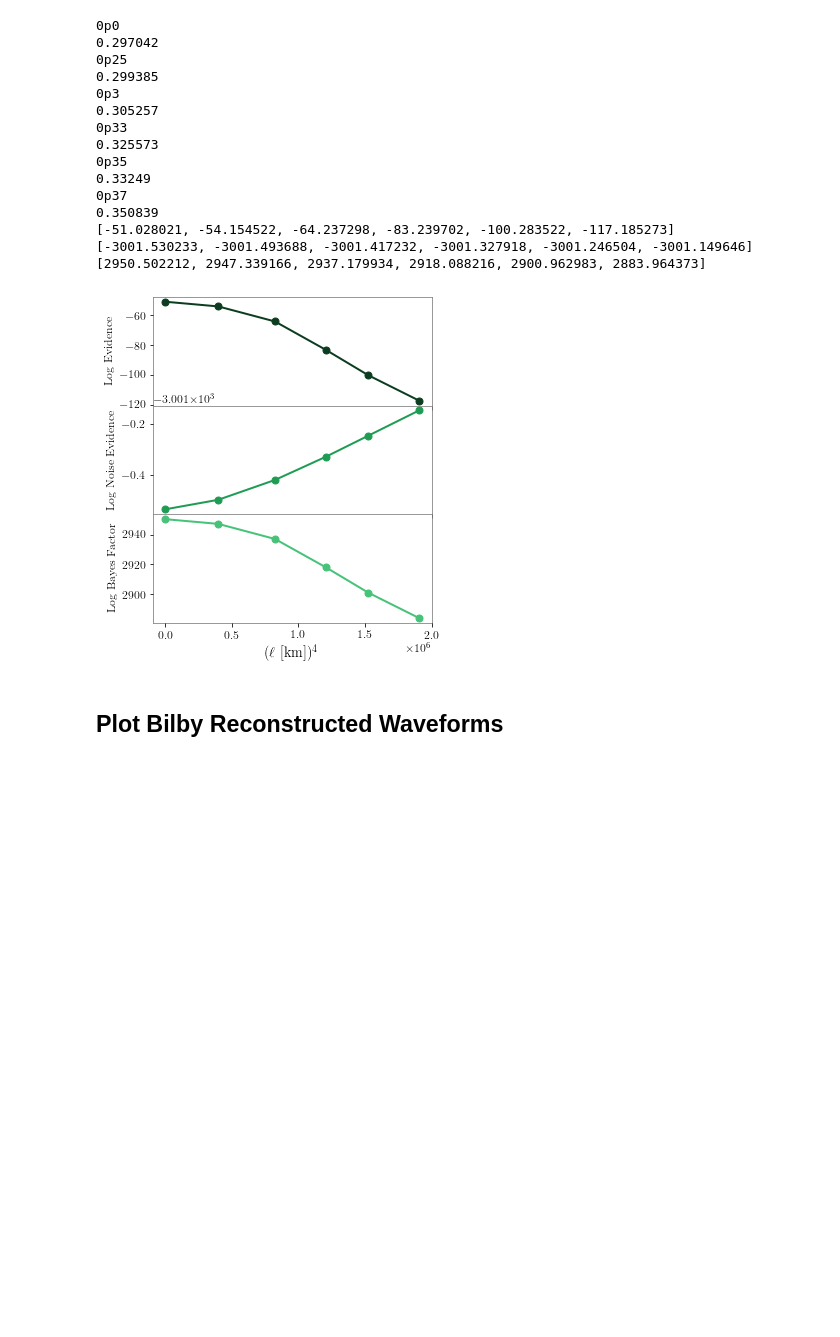
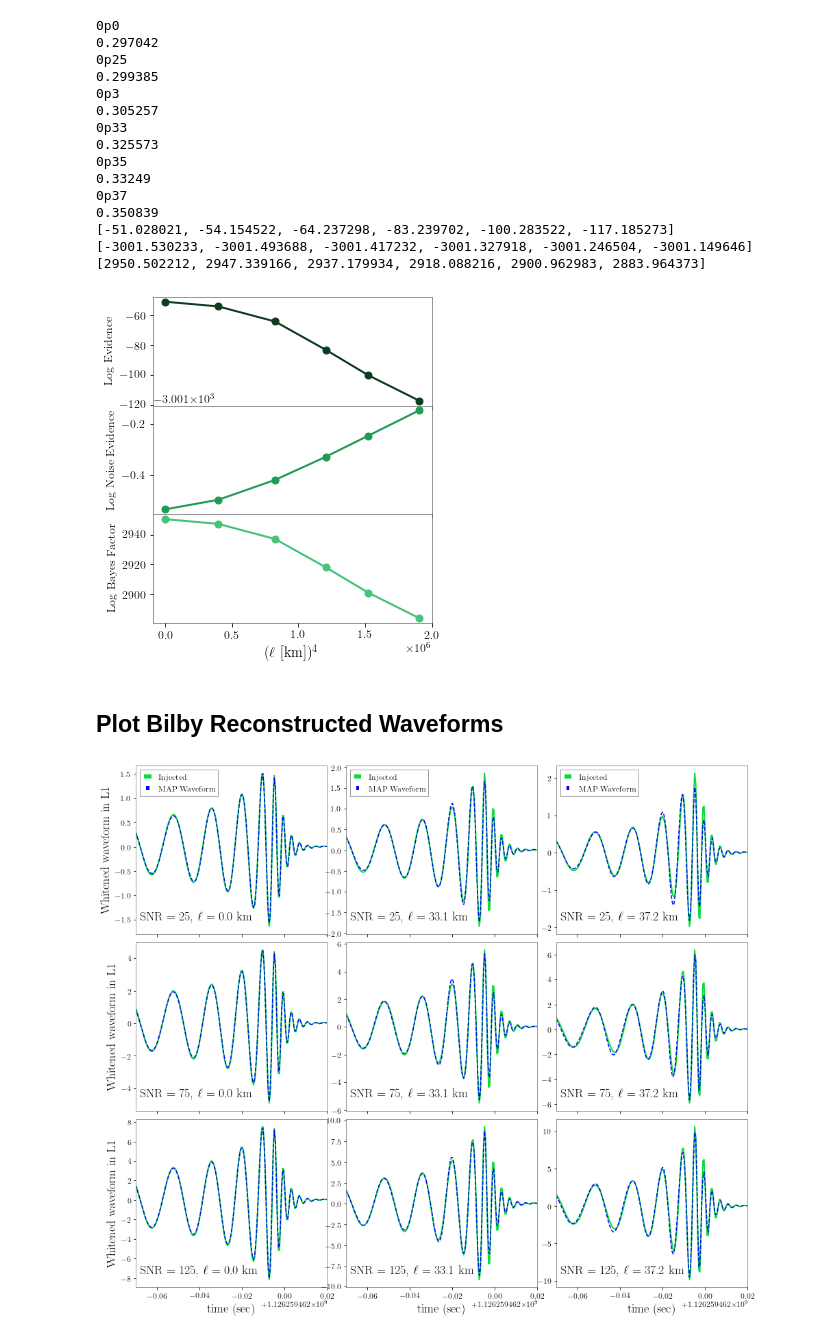
Before and after one commit to mariaokounkova/BeyondGRAnalysis, a Jupyter notebook: BilbyAnalysis.ipynb, the cells around one changed output. Drawn from its saved outputs; the diff is of its cells as text; code cells hidden in the pictures; blank space fills up the shorter version.

Commit message:
BilbyAnalysis: Plot bilby waveform reconstructions

```diff
--- a/BilbyAnalysis.ipynb
+++ b/BilbyAnalysis.ipynb
@@ -24,6 +24,9 @@ import os.path
 # Plot parameters
 matplotlib.rcParams['mathtext.fontset'] = 'stix'
 matplotlib.rcParams['font.family'] = 'STIXGeneral'
+
+t_gps = 1126259462.0
+t_start = t_gps - 2.0
 # %% [markdown]
 ### Functions for injection values, Bayes factors, evidences, etc
 # %%
@@ -425,3 +428,86 @@ PlotBayesEll()
 [figure]
 # %% [markdown]
 ## Plot Bilby Reconstructed Waveforms
+# %%
+def GetBilbyReconstruction(p, det = 'L1'):
+
+    base_dir = '/home/maria.okounkova/BeyondGRAnalysis/BilbyPE/'
+    bi_p = base_dir + p + '/LI_reconstruct/'
+    bw_p = base_dir + p + '/BayesWave/Run/trigtime_1126259462.000000000_0.0_0.0_0/'
+
+    h_bw_inj = np.loadtxt(bw_p + 'post/whitened_data_' + det + '.dat')
+    t_bw_inj = np.array([1.0/2048 * t for t in range(len(h_bw_inj))])
+    t_bw_inj = t_bw_inj + t_start
+
+    t_bi, map_bi = \
+        np.loadtxt(bi_p + det + '_summary_waveforms_samples.dat', \
+        comments="#",usecols=([0,2]),unpack=True)
+
+    return t_bw_inj, h_bw_inj, t_bi, map_bi
+
+def PlotBilbyRec(p, ax, color, det = 'L1', label = "", legend = False):
+
+    t_bw_inj, h_bw_inj, t_bi, map_bi = GetBilbyReconstruction(p, det = det)
+
+    ax.plot(t_bw_inj, h_bw_inj, '-', lw = 2.0, alpha = 1.0, color=color, label = 'Injected')
+    ax.plot(t_bi, map_bi, '--', lw = 1.5, alpha = 1.0, color='blue', label = 'MAP Waveform')
+
+    ## Label ell and SNR
+    ax.text(0.02, 0.1, label, horizontalalignment='left',
+     verticalalignment='center', transform=ax.transAxes, fontsize=18)
+
+    ax.tick_params(axis='x', which='both', bottom=True, top=False)
+    ax.set_xlim(t_gps - 0.07, t_gps + 0.02)
+    ax.grid(False)
+
+    if legend:
+        # add legend to plot
+        ax.legend(frameon=True, fontsize=12, loc='upper left')
+
+
+def PlotBilbyReconstruction():
+
+    det = "L1"
+
+    fig, axarr = plt.subplots(3,3, figsize=(16, 14), sharex=True, sharey=False)
+
+    mass = 68.0 ## Injected mass
+
+    ell = "0p0"
+    color = '#09db3a'
+    PlotBilbyRec("PHENOM_dCS_" + ell + "_25", axarr[0][0], color, det = det, \
+                   label = r'SNR = 25, $\ell$ = %.1f km' % EllinKm(ell, mass), legend = True)
+    PlotBilbyRec("PHENOM_dCS_" + ell + "_75", axarr[1][0], color, det = det, \
+                   label = r'SNR = 75, $\ell$ = %.1f km' % EllinKm(ell, mass))
+    PlotBilbyRec("PHENOM_dCS_" + ell + "_125", axarr[2][0], color, det = det, \
+                   label = r'SNR = 125, $\ell$ = %.1f km' % EllinKm(ell, mass))
+
+    ell = "0p33"
+    PlotBilbyRec("PHENOM_dCS_" + ell + "_25", axarr[0][1], color, det = det, \
+                    label = r'SNR = 25, $\ell$ = %.1f km' % EllinKm(ell, mass), legend = True)
+    PlotBilbyRec("PHENOM_dCS_" + ell + "_75", axarr[1][1], color, det = det, \
+                   label = r'SNR = 75, $\ell$ = %.1f km' % EllinKm(ell, mass))
+    PlotBilbyRec("PHENOM_dCS_" + ell + "_125", axarr[2][1], color, det = det, \
+                   label = r'SNR = 125, $\ell$ = %.1f km' % EllinKm(ell, mass))
+
+    ell = "0p37"
+    PlotBilbyRec("PHENOM_dCS_" + ell + "_25", axarr[0][2], color, det = det, \
+                    label = r'SNR = 25, $\ell$ = %.1f km' % EllinKm(ell, mass), legend = True)
+    PlotBilbyRec("PHENOM_dCS_" + ell + "_75", axarr[1][2], color, det = det, \
+                   label = r'SNR = 75, $\ell$ = %.1f km' % EllinKm(ell, mass))
+    PlotBilbyRec("PHENOM_dCS_" + ell + "_125", axarr[2][2], color, det = det, \
+                   label = r'SNR = 125, $\ell$ = %.1f km' % EllinKm(ell, mass))
+
+    for i in range(3):
+        axarr[-1][i].set_xlabel('time (sec)', fontsize = 18)
+        axarr[i][0].set_ylabel('Whitened waveform in ' + det, ha='center', labelpad = 4.0, rotation='vertical', fontsize=18)
+    plt.subplots_adjust(wspace=0.1, hspace=0.05)
+    #fig.text(0.06, 0.5, 'Whitened waveform in ' + det, ha='center', va='center', rotation='vertical', fontsize=18)
+    plt.savefig('Bilby.pdf')
+    #plt.tight_layout()
+    plt.show()
+
+
+PlotBilbyReconstruction()
+# %% [output]
+[figure, added]
```
